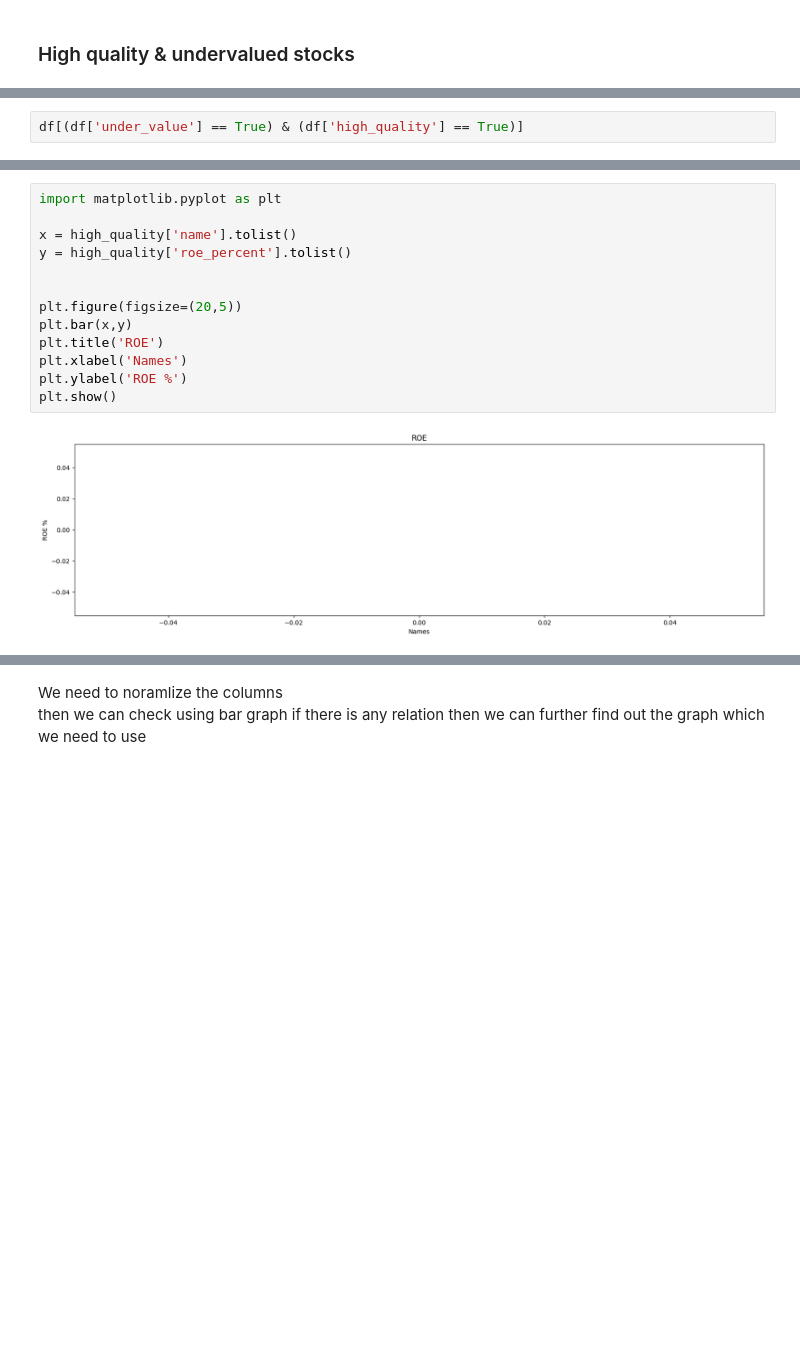
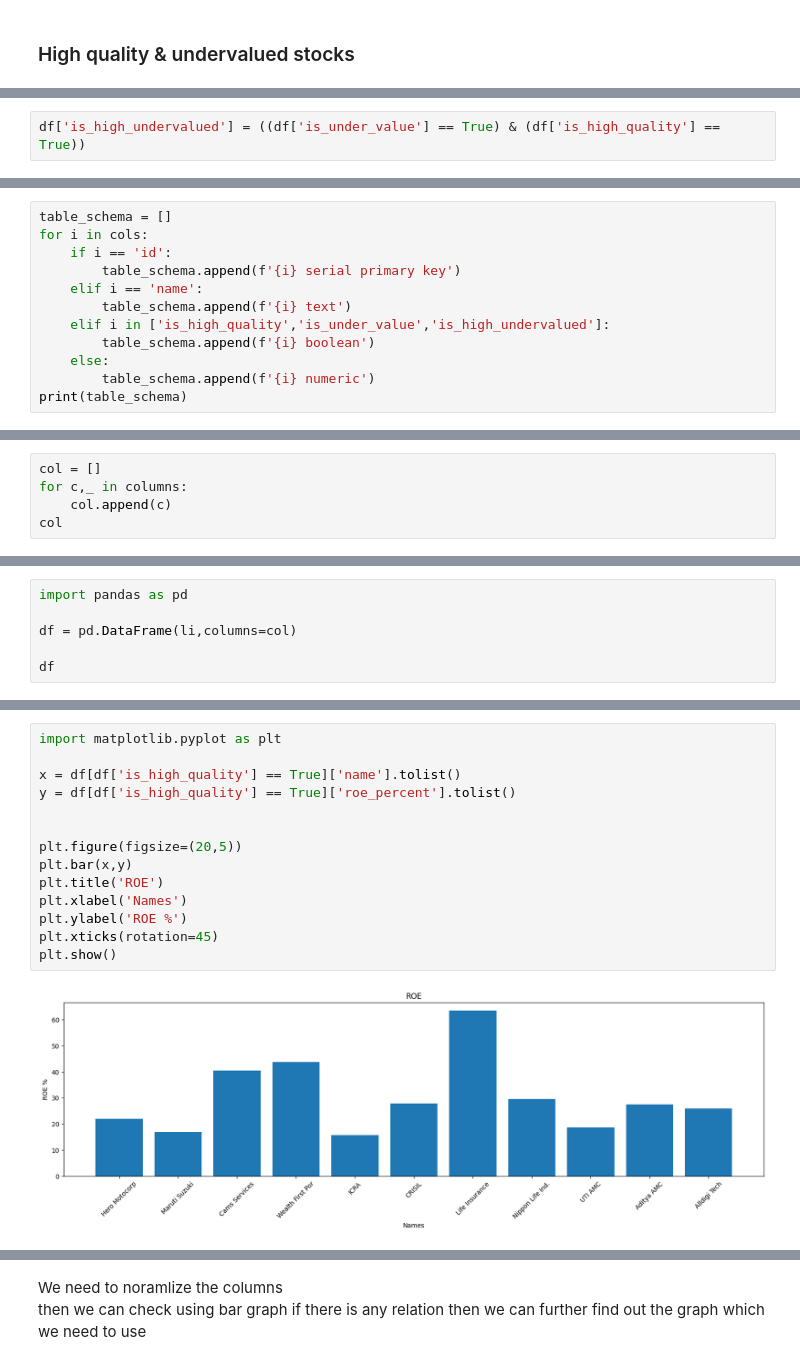
Before and after one commit to prashk027/Tasks, a Jupyter notebook: Tasks/PythonScript/task3/screener.ipynb, the cells around one changed output, grey strips where cells are left out. Cells and saved outputs as stored; diff of their text form; blank space fills up the shorter version.

```diff
--- a/Tasks/PythonScript/task3/screener.ipynb
+++ b/Tasks/PythonScript/task3/screener.ipynb
@@ -570,4 +516,4 @@ df[df['under_value'] == True]
 | 263 | 264 | Matrimony.com | 500.85 | 1116.18 | 1.00 | 9.97 | -10.26 | ... |
 | 268 | 269 | Alldigi Tech | 973.80 | 1485.69 | 4.62 | 19.92 | 76.91 | ... |
 # %%
-df[(df['under_value'] == True) & (df['high_quality'] == True)]
+df['is_high_undervalued'] = ((df['is_under_value'] == True) & (df['is_high_quality'] == True))
@@ -580,0 +524,12 @@ df[(df['under_value'] == True) & (df['high_quality'] == True)]
+# %%
+table_schema = []
+for i in cols:
+    if i == 'id':
+        table_schema.append(f'{i} serial primary key')
+    elif i == 'name':
+        table_schema.append(f'{i} text')
+    elif i in ['is_high_quality','is_under_value','is_high_undervalued']:
+        table_schema.append(f'{i} boolean')
+    else:
+        table_schema.append(f'{i} numeric')
+print(table_schema)
@@ -580,0 +650,5 @@ df[(df['under_value'] == True) & (df['high_quality'] == True)]
+# %%
+col = []
+for c,_ in columns:
+    col.append(c)
+col
@@ -580,0 +673,6 @@ df[(df['under_value'] == True) & (df['high_quality'] == True)]
+# %%
+import pandas as pd
+
+df = pd.DataFrame(li,columns=col)
+
+df
@@ -597,18 +722,19 @@ plt.show()
 # %%
 import matplotlib.pyplot as plt
 
-x = high_quality['name'].tolist()
-y = high_quality['roe_percent'].tolist()
+x = df[df['is_high_quality'] == True]['name'].tolist()
+y = df[df['is_high_quality'] == True]['roe_percent'].tolist()
 
 
 plt.figure(figsize=(20,5))
 plt.bar(x,y)
 plt.title('ROE')
 plt.xlabel('Names')
 plt.ylabel('ROE %')
+plt.xticks(rotation=45)
 plt.show()
 # %% [output]
-[figure, old version]
+[figure, new version]
 # %%
 import matplotlib.pyplot as plt
 
```
Also changed, not shown: parts of 35 cells of this notebook, 8 other files.
